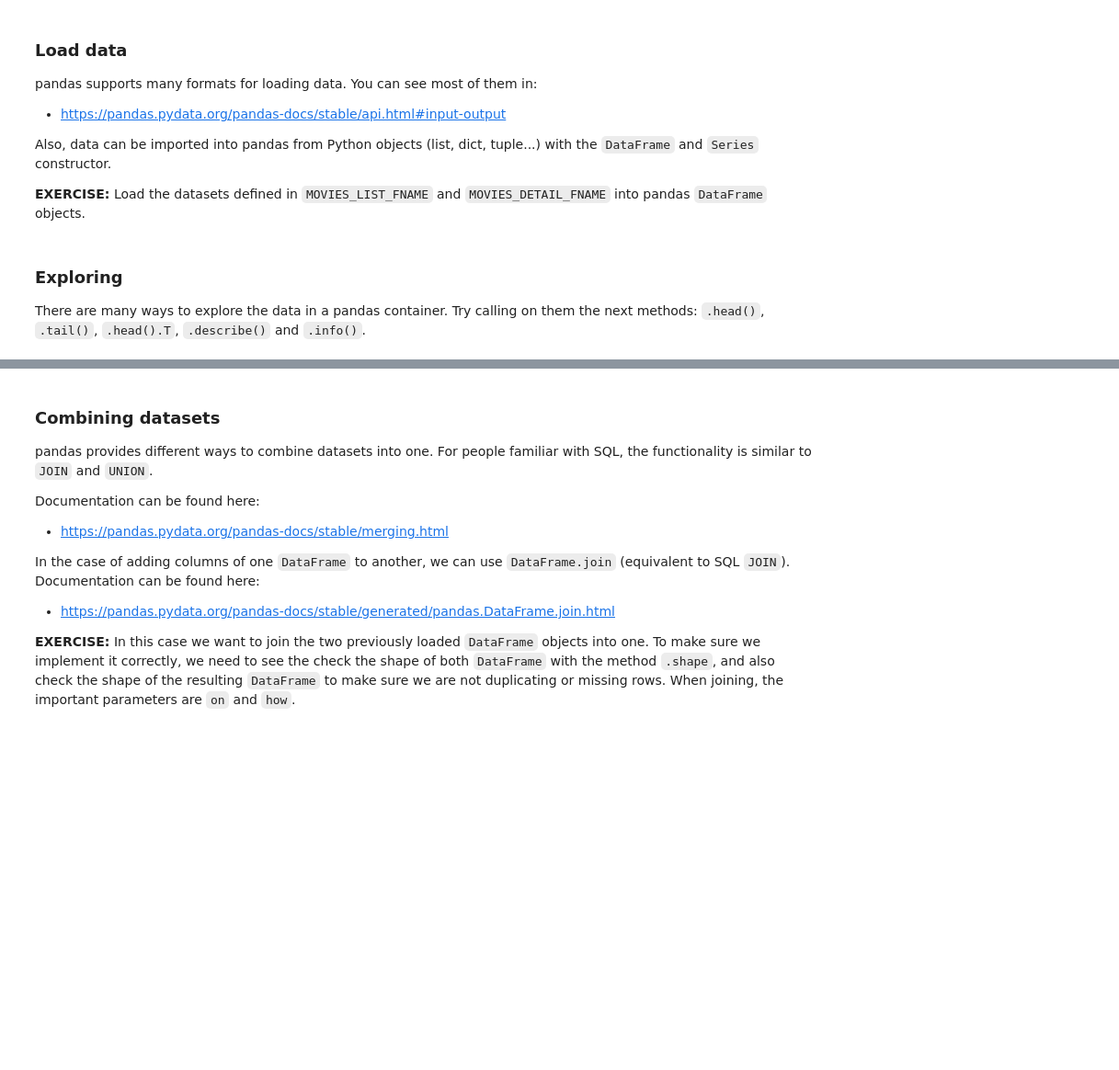
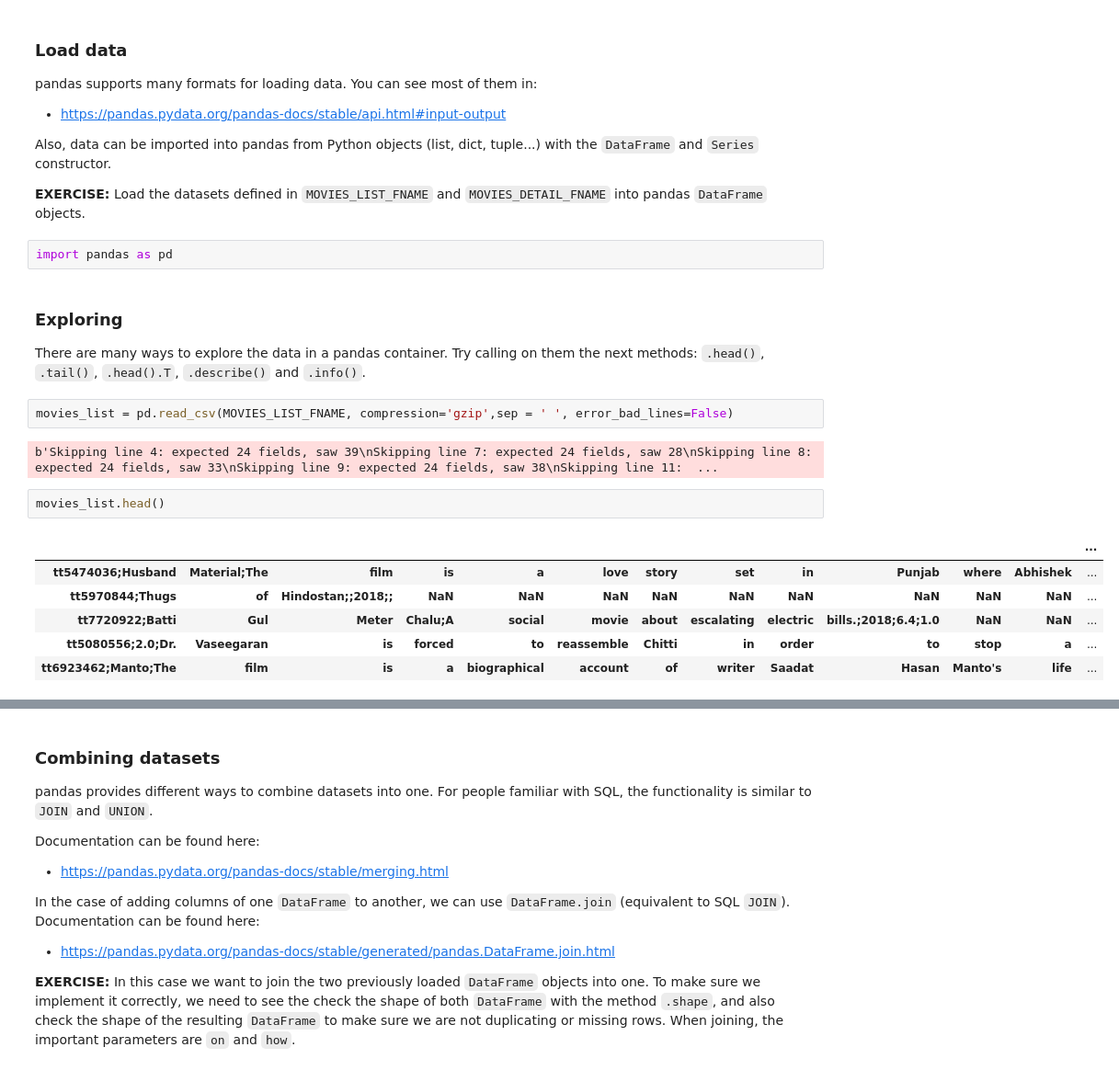
Before and after one commit to IHackPy/bollywood_workshop, a Jupyter notebook: notebooks/01_Data_wrangling.ipynb, the cells around one changed output, grey strips where cells are left out. Shown: that part at 92% size. Drawn from its saved outputs; the diff is of its cells as text; blank space fills up the shorter version.

```diff
--- a/notebooks/01_Data_wrangling.ipynb
+++ b/notebooks/01_Data_wrangling.ipynb
@@ -26,7 +26,22 @@ pandas supports many formats for loading data. You can see most of them in:
 Also, data can be imported into pandas from Python objects (list, dict, tuple...) with the `DataFrame` and `Series` constructor.
 
 **EXERCISE:** Load the datasets defined in `MOVIES_LIST_FNAME` and `MOVIES_DETAIL_FNAME` into pandas `DataFrame` objects.
+# %%
+import pandas as pd
 # %% [markdown]
 ### Exploring
 
 There are many ways to explore the data in a pandas container. Try calling on them the next methods: `.head()`, `.tail()`, `.head().T`, `.describe()` and `.info()`.
+# %%
+movies_list = pd.read_csv(MOVIES_LIST_FNAME, compression='gzip',sep = ' ', error_bad_lines=False)
+# %% [output]
+b'Skipping line 4: expected 24 fields, saw 39\nSkipping line 7: expected 24 fields, saw 28\nSkipping line 8: expected 24 fields, saw 33\nSkipping line 9: expected 24 fields, saw 38\nSkipping line 11:  ...
+# %%
+movies_list.head()
+# %% [output]
+|  |  |  |  |  |  |  |  |  |  |  |  | ... |
+| tt5474036;Husband | Material;The | film | is | a | love | story | set | in | Punjab | where | Abhishek | ... |
+| tt5970844;Thugs | of | Hindostan;;2018;; | NaN | NaN | NaN | NaN | NaN | NaN | NaN | NaN | NaN | ... |
+| tt7720922;Batti | Gul | Meter | Chalu;A | social | movie | about | escalating | electric | bills.;2018;6.4;1.0 | NaN | NaN | ... |
+| tt5080556;2.0;Dr. | Vaseegaran | is | forced | to | reassemble | Chitti | in | order | to | stop | a | ... |
+| tt6923462;Manto;The | film | is | a | biographical | account | of | writer | Saadat | Hasan | Manto's | life | ... |
```
Also changed, not shown: parts of 6 cells of this notebook.
